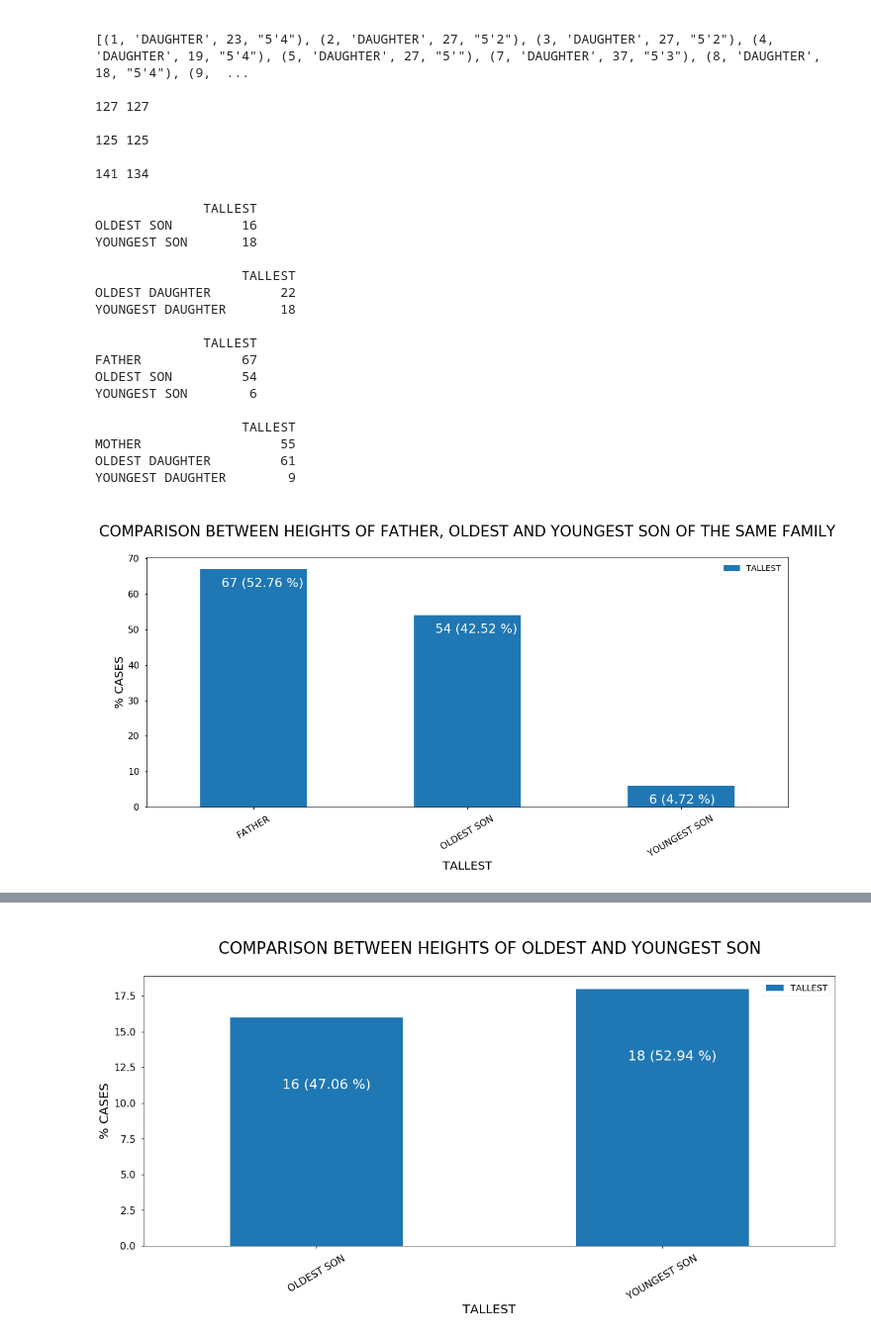
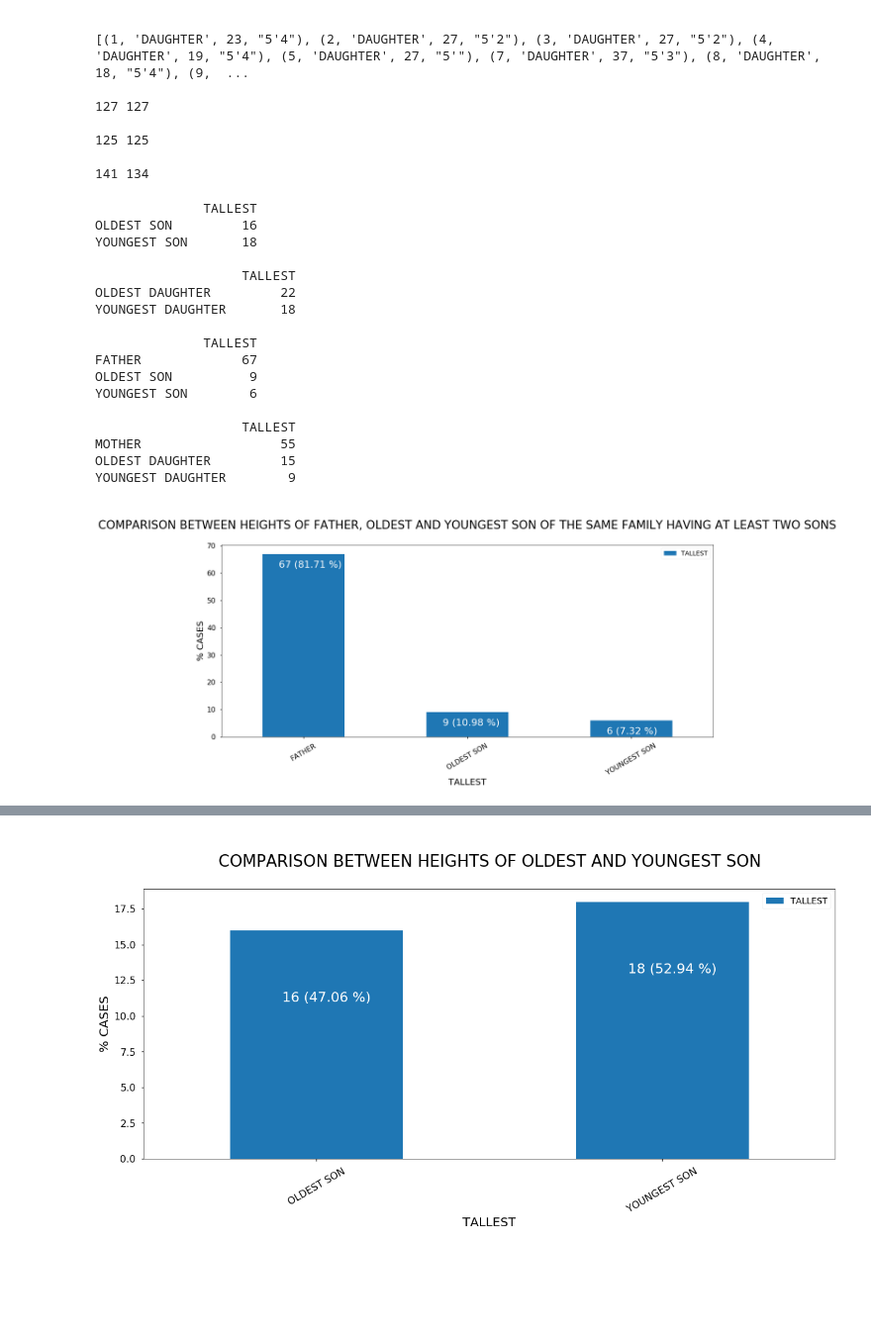
Before and after one commit to zeborg/Comparison-of-Heights-Between-Family-Members, a Jupyter notebook: HEIGHT_DATA_ANALYSIS.ipynb, the cells around one changed output, grey strips where cells are left out. Shown: that part at 99% size. Saved outputs shown, nothing was run; the diff lists cells and outputs as text; code cells hidden in the pictures; blank space fills up the shorter version.

```diff
--- a/HEIGHT_DATA_ANALYSIS.ipynb
+++ b/HEIGHT_DATA_ANALYSIS.ipynb
@@ -176,9 +176,9 @@ tall_dict_father['FATHER'],tall_dict_father['OLDEST SON'],tall_dict_father['YOUN
 
 for i in range(len(s_oldest_list)):
     if df.loc[s_oldest_list[i][0],'FATHER'].HEIGHT.values[0] < s_oldest_list[i][3]:
-        if s_oldest_list[i][3] < s_youngest_list[i][3]:
+        if s_oldest_list[i][3] < s_youngest_list[i][3] and s_oldest_list[i][2] != s_youngest_list[i][2]:
             tall_dict_father['YOUNGEST SON'] += 1
-        else:
+        elif s_oldest_list[i][2] != s_youngest_list[i][2]:
             tall_dict_father['OLDEST SON'] += 1
     else:
         tall_dict_father['FATHER'] += 1
@@ -188,9 +188,9 @@ tall_dict_mother['MOTHER'],tall_dict_mother['OLDEST DAUGHTER'],tall_dict_mother[
 
 for i in range(len(d_oldest_list)):
     if df.loc[d_oldest_list[i][0],'MOTHER'].HEIGHT.values[0] < d_oldest_list[i][3]:
-        if d_oldest_list[i][3] < d_youngest_list[i][3]:
+        if d_oldest_list[i][3] < d_youngest_list[i][3] and d_oldest_list[i][2] != d_youngest_list[i][2]:
             tall_dict_mother['YOUNGEST DAUGHTER'] += 1
-        else:
+        elif d_oldest_list[i][2] != d_youngest_list[i][2]:
             tall_dict_mother['OLDEST DAUGHTER'] += 1
     else:
         tall_dict_mother['MOTHER'] += 1
@@ -220,28 +220,28 @@ YOUNGEST DAUGHTER       18
 
               TALLEST
 FATHER             67
-OLDEST SON         54
+OLDEST SON          9
 YOUNGEST SON        6
 
                    TALLEST
 MOTHER                  55
-OLDEST DAUGHTER         61
+OLDEST DAUGHTER         15
 YOUNGEST DAUGHTER        9
 # %%
 plt.style.use('seaborn-talk')
 # %%
 ax = td_f_df.plot(kind='bar',figsize=(20,8))
 for p in ax.patches:
     ax.annotate(str(round(p.get_height(),2))+' ('+str(round(p.get_height()/(tall_dict_father['YOUNGEST SON']+tall_dict_father['OLDEST SON']+tall_dict_father['FATHER'])*100,2))+' %)', (p.get_x()+0.1, p.get_height()-5), fontsize=22, color='w')
 plt.xlabel('TALLEST',fontsize=20)
 plt.ylabel('% CASES',fontsize=20)
 plt.legend(fontsize=14)
-plt.title('\nCOMPARISON BETWEEN HEIGHTS OF FATHER, OLDEST AND YOUNGEST SON OF THE SAME FAMILY\n',fontsize=26)
+plt.title('\nCOMPARISON BETWEEN HEIGHTS OF FATHER, OLDEST AND YOUNGEST SON OF THE SAME FAMILY HAVING AT LEAST TWO SONS\n',fontsize=26)
 plt.xticks(fontsize=16,rotation=30)
 plt.yticks(fontsize=16)
 plt.show()
 # %% [output]
-[figure, old version]
+[figure, new version]
 # %%
 ax = td_m_df.plot(kind='bar',figsize=(20,8))
 for p in ax.patches:
```
Also changed, not shown: parts of 1 cell of this notebook.
